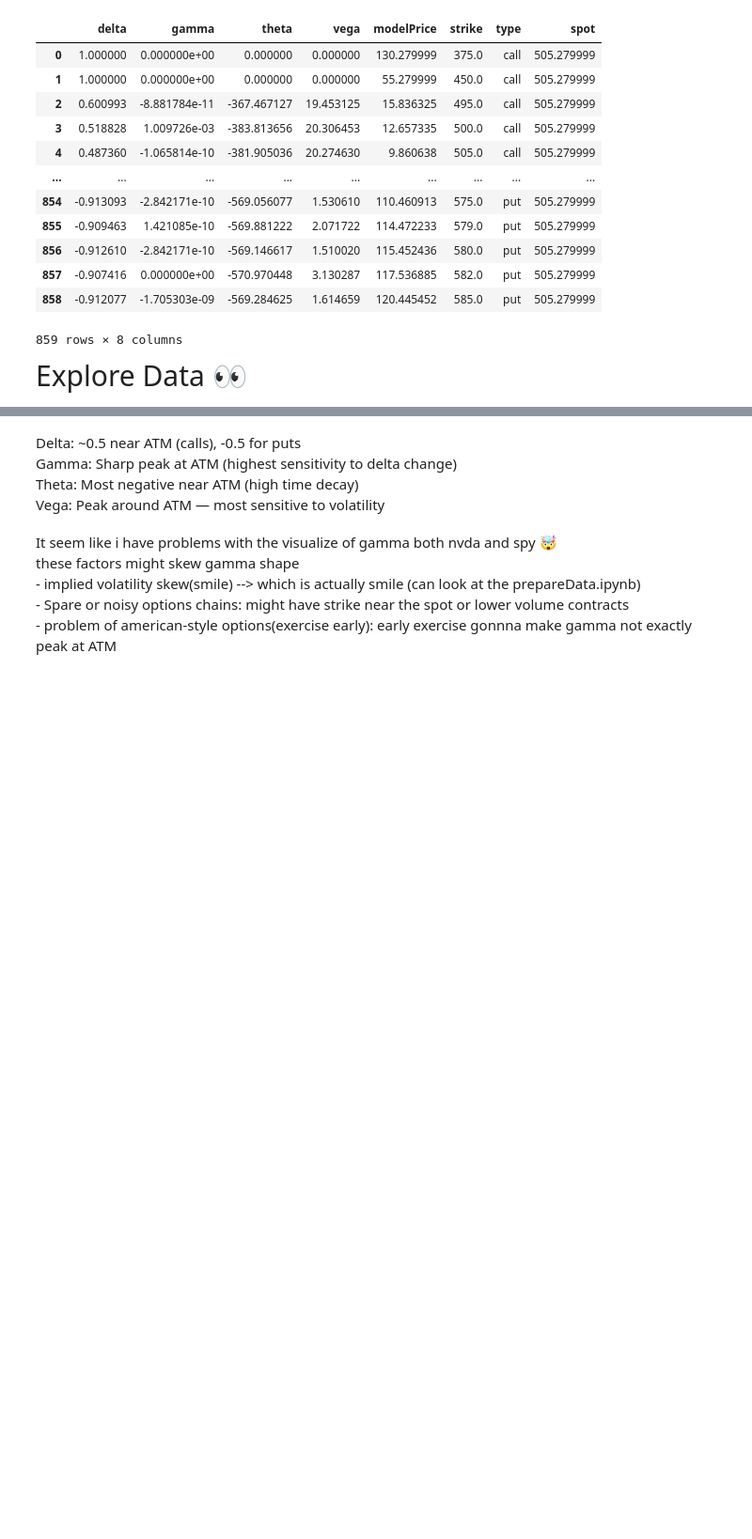
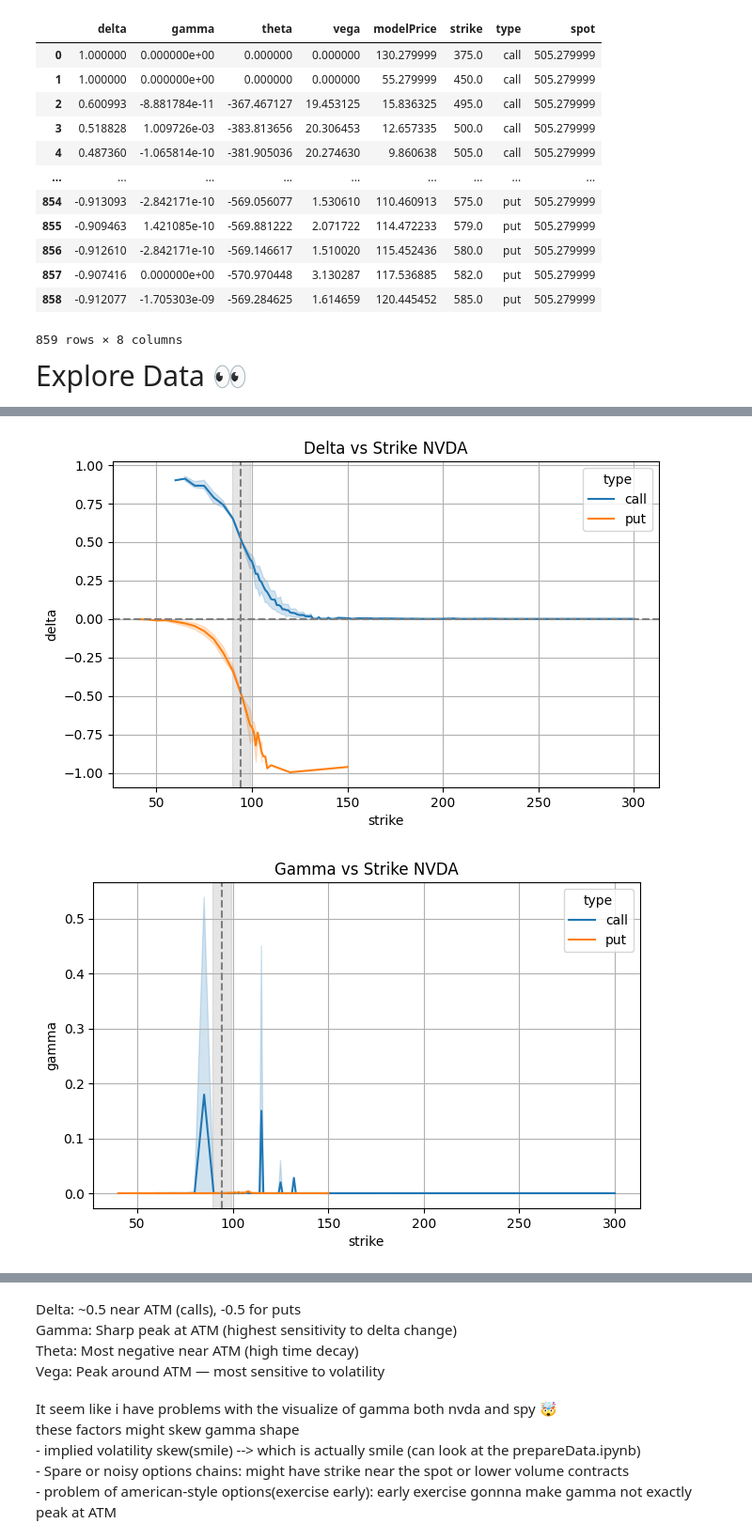
Before and after one commit to Pitchaya-Teeraruttakul/Option-Pricing-and-Risk-Analysis, a Jupyter notebook: notebooks/exploreTheGreeks.ipynb, the cells around one changed output, grey strips where cells are left out. Shown at 94% size. Cells and saved outputs as stored; diff of their text form; code cells hidden in the pictures; blank space fills up the shorter version.

```diff
--- a/notebooks/exploreTheGreeks.ipynb
+++ b/notebooks/exploreTheGreeks.ipynb
@@ -188,0 +79,45 @@ plt.show()
+# %%
+def plotTheGreeks(data, lebel):
+    # delta vs strike
+    spot = data.iloc[0, 7]
+    plt.figure(figsize=(7.5, 4.5))
+    sns.lineplot(data=data, x='strike', y='delta', hue='type')
+    plt.title('Delta vs Strike ' + lebel)
+    plt.axhline(0, linestyle='--', color='gray')
+    plt.axvline(spot, linestyle='--', color='gray', label='Spot Price')
+    plt.axvspan(spot * 0.95, spot * 1.05, color='gray', alpha=0.2, label='ATM Range')
+    plt.grid()
+    plt.show()
+
+    # gamma vs strike
+    plt.figure(figsize=(7.5, 4.5))
+    sns.lineplot(data=data, x='strike', y='gamma', hue='type')
+    plt.axvline(spot, linestyle='--', color='gray', label='spot price')
+    plt.axvspan(spot * 0.95, spot * 1.05, color='gray', alpha=0.2, label='atm range')
+    plt.title('Gamma vs Strike ' + lebel)
+    plt.grid()
+    plt.show()
+
+    # theta vs strike
+    plt.figure(figsize=(10,5))
+    sns.lineplot(data=data, x='strike', y='theta', hue='type')
+    plt.axvline(spot, linestyle='--', color='gray', label='spot price')
+    plt.axvspan(spot * 0.95, spot * 1.05, color='gray', alpha=0.2, label='atm range')
+    plt.title('Theta vs Strike ' + lebel)
+    plt.axhline(0, linestyle='--', color='gray')
+    plt.grid()
+    plt.show()
+
+    # vega vs strike
+    plt.figure(figsize=(7.5, 4.5))
+    sns.lineplot(data=data, x='strike', y='vega', hue='type')
+    plt.axvline(spot, linestyle='--', color='gray', label='spot price')
+    plt.axvspan(spot * 0.95, spot * 1.05, color='gray', alpha=0.2, label='atm range')
+    plt.title('Vega vs Strike ' + lebel)
+    plt.grid()
+    plt.show()
+# %%
+plotTheGreeks(dfnvda, "NVDA")
+# %% [output]
+[figure, added]
+[figure, added]
```
Also changed, not shown: parts of 17 cells of this notebook, 4 other files.
